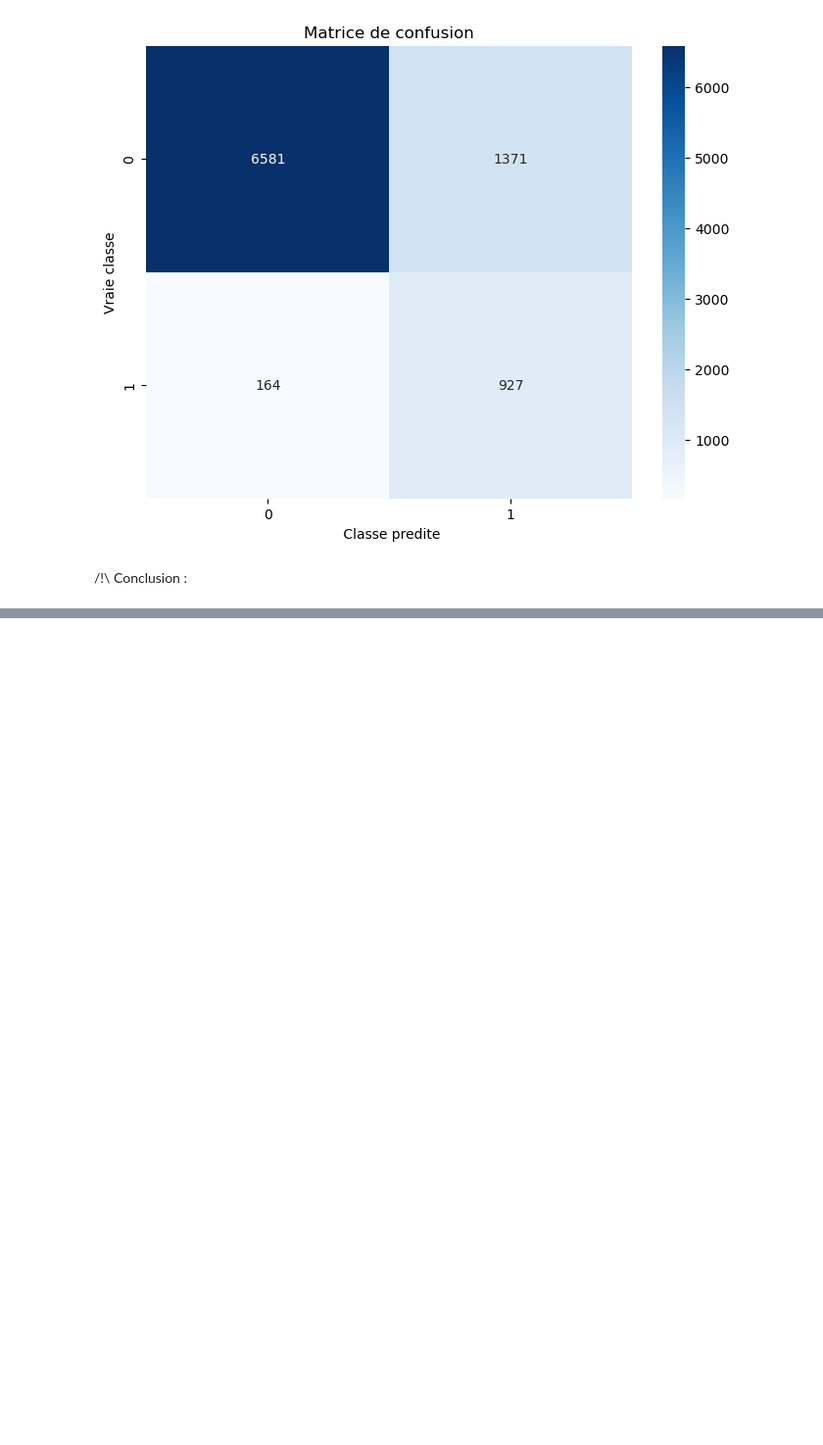
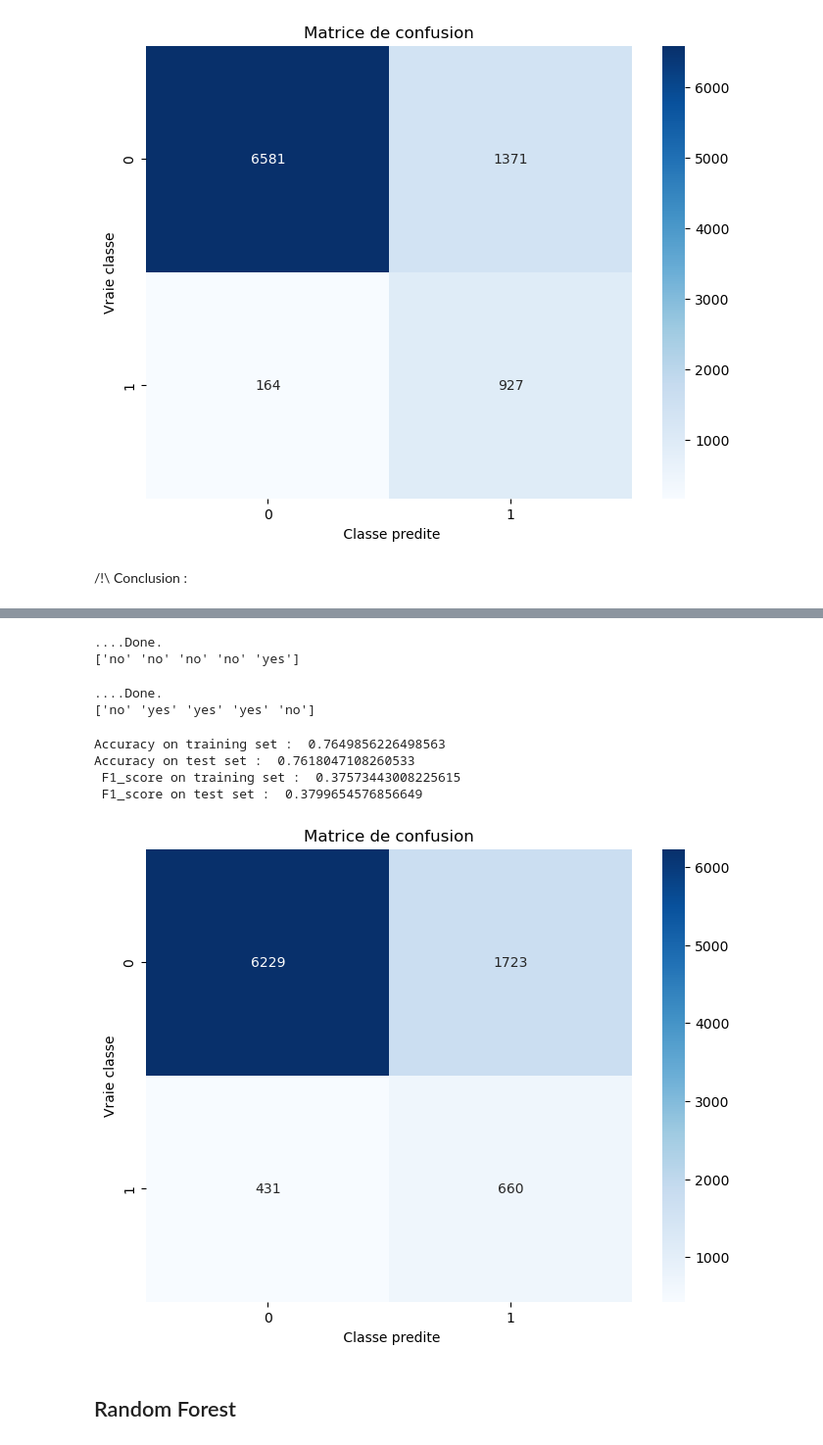
Before and after one commit to isaacprdnt/Bank-Marketing-Insights, a Jupyter notebook: 2_machine_learning.ipynb, the cells around one changed output, grey strips where cells are left out. Shown at 98% size. Cells and saved outputs as stored; diff of their text form; code cells hidden in the pictures; blank space fills up the shorter version.

```diff
--- a/2_machine_learning.ipynb
+++ b/2_machine_learning.ipynb
@@ -413,0 +691,13 @@ plt.show()
+# %%
+#Remplacer infinities
+x_test = x_test.replace([np.inf, -np.inf], np.nan)
+
+#Remplacer NaN
+x_test = x_test.fillna(0)
+
+#Vérifier variance nulle
+from sklearn.feature_selection import VarianceThreshold
+vt = VarianceThreshold()
+vt.fit(x_test[num_cols])
+zero_var_cols = [c for c, v in zip(num_cols, vt.variances_) if v == 0]
+print("Colonnes à variance nulle :", zero_var_cols)
@@ -413,0 +706,3 @@ plt.show()
+# %%
+x_test = preprocessor.transform(x_test)
+print(x_test[0:5, : ])
@@ -413,0 +729,11 @@ plt.show()
+# %%
+# 1) Entrainement d'un modele de regression logistique et evaluation de ses performances :
+
+from sklearn.linear_model import LogisticRegression
+
+
+print('Train model ...')
+model = LogisticRegression(max_iter=1000,class_weight='balanced') # class_weight est important pour les données déséquilibrée
+model.fit(x_train,y_train)
+
+print( '....Done.')
@@ -413,0 +743,53 @@ plt.show()
+# %%
+# Prediction sur train :
+y_train_pred = model.predict(x_train)
+print('....Done.')
+print(y_train_pred[0:5])
+# %% [output]
+....Done.
+['no' 'no' 'no' 'no' 'yes']
+# %%
+# Prediction sur test :
+y_test_pred = model.predict(x_test)
+print('....Done.')
+print(y_test_pred[0:5])
+# %% [output]
+....Done.
+['no' 'yes' 'yes' 'yes' 'no']
+# %%
+# Evaluation des performances :
+
+# Print scores :
+
+from sklearn.metrics import accuracy_score, f1_score
+
+
+print("Accuracy on training set : ", accuracy_score(y_train, y_train_pred))
+print("Accuracy on test set : ", accuracy_score(y_test, y_test_pred))
+
+
+print(" F1_score on training set : ", f1_score(y_train, y_train_pred, pos_label='yes'))
+print(" F1_score on test set : ", f1_score(y_test, y_test_pred, pos_label='yes'))
+
+# Analyse des scores :
+# %% [output]
+Accuracy on training set :  0.7649856226498563
+Accuracy on test set :  0.7618047108260533
+ F1_score on training set :  0.37573443008225615
+ F1_score on test set :  0.3799654576856649
+# %%
+# Vérifier la matrice de confusion :
+from sklearn.metrics import confusion_matrix
+cm = confusion_matrix (y_test, y_test_pred)
+plt.figure(figsize=(8,6))
+sns.heatmap(cm,annot=True,fmt='d',cmap ='Blues')
+plt.title('Matrice de confusion')
+plt.ylabel('Vraie classe')
+plt.xlabel(' Classe predite')
+plt.show()
+
+# analyse de la matrice:
+# %% [output]
+[figure, added]
+# %% [markdown]
+## Random Forest
```
Also changed, not shown: parts of 31 cells of this notebook.
